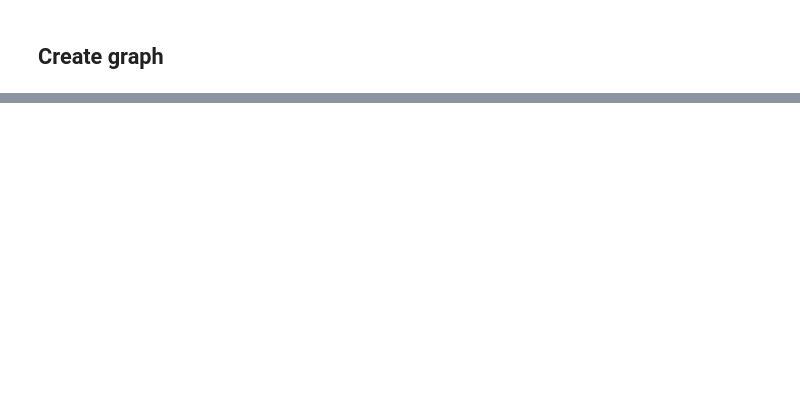
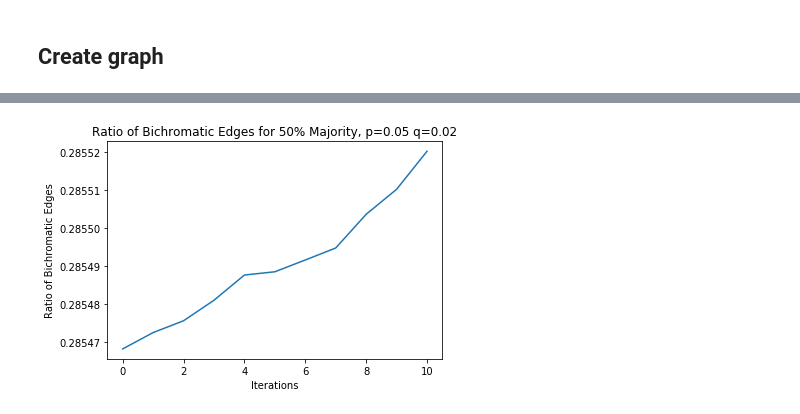
Before and after one commit to emmaling27/networks-research, a Jupyter notebook: stochastic_block_model.ipynb, the cells around one changed output, grey strips where cells are left out. Saved outputs shown, nothing was run; the diff lists cells and outputs as text; code cells hidden in the pictures; blank space fills up the shorter version.

```diff
--- a/stochastic_block_model.ipynb
+++ b/stochastic_block_model.ipynb
@@ -75,6 +55,10 @@ new_friends_per_iter = 5
+# %%
+iterations = 10
+new_friends_per_iter = 1
+alpha = 1
 # %%
-def get_group_size(node):
+def get_group(node):
     if node < size_maj:
-        return size_maj
+        return range(size_maj)
     else:
-        return size_min
+        return range(size_maj, graph_size)
@@ -103,0 +100,6 @@ get_group_size(30)
+# %%
+sample_size = 50
+bichromatic_ratio_matrix = []
+for seed in range(sample_size):
+    g = nx.generators.community.stochastic_block_model([size_maj, size_min], probs, seed=seed)
+    bichromatic_ratio_matrix.append(close_wedges(g, False, alpha, iterations, new_friends_per_iter))
@@ -104,3 +124,15 @@ get_group_size(30)
+# %%
+bichromatic_ratios = np.average(bichromatic_ratio_matrix, axis=0)
+# %%
+plt.plot(range(len(bichromatic_ratios)), bichromatic_ratios)
+plt.xlabel("Iterations")
+plt.ylabel("Ratio of Bichromatic Edges")
+plt.title("Ratio of Bichromatic Edges for " + str(int(maj_min_ratio * 100)) + "% Majority, p=" +str(probs[0][0]) + " q=" + str(probs[0][1]))
+# plt.savefig("plots/bichromatic_ratio_maj_" + str(int(maj_min_ratio * 100)) + "g" + str(graph_size) + "_iters" + str(iterations) + "_type_bias" + "_alpha" + str(int(10 * alpha)))
+plt.savefig("plots/sbm_p=" + str(int(100*probs[0][0])) + "_q=" + str(int(100*probs[0][1])) + "biratio_maj_" + str(int(maj_min_ratio * 100)) + "g" + str(graph_size) + "_sample" + str(sample_size))
+plt.show()
+# %% [output]
+[figure, added]
 # %%
 bichromatic_ratios
 # %% [output]
```
Also changed, not shown: parts of 27 cells of this notebook.
